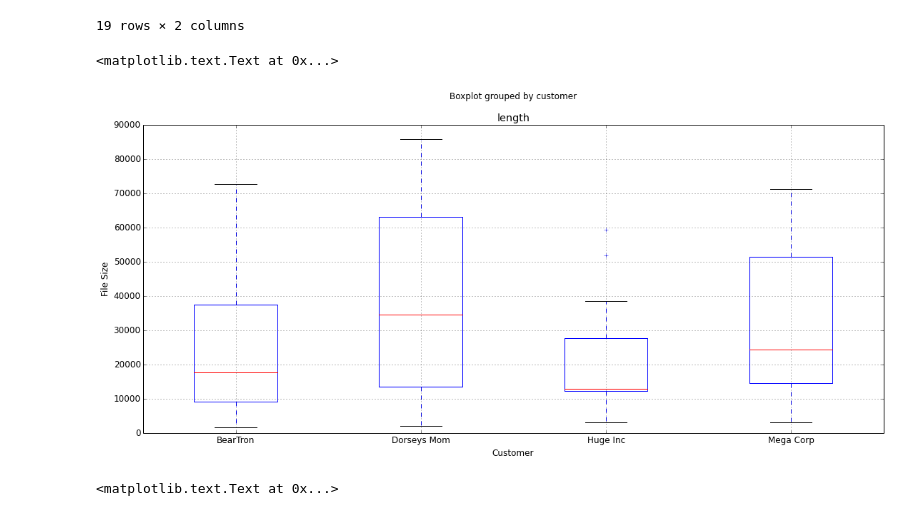
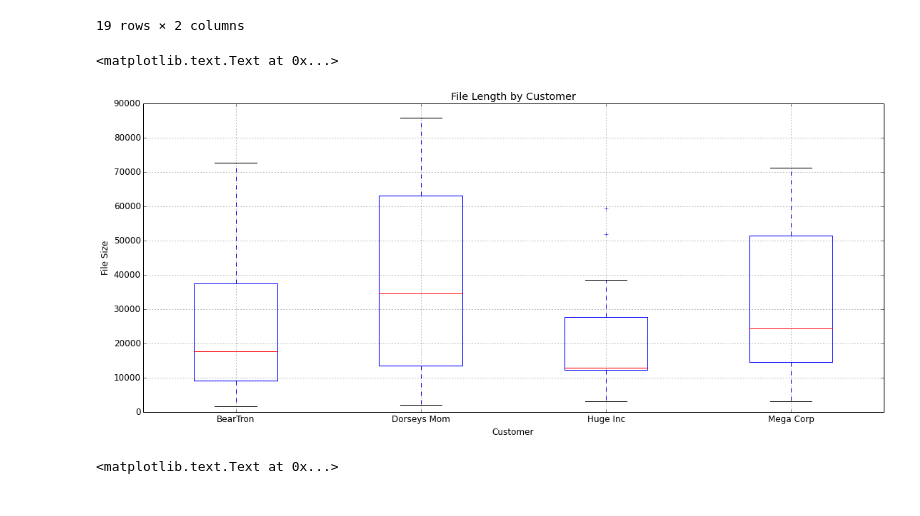
Before and after one commit to ollie314/workbench, a Jupyter notebook: notebooks/Workbench_Demo.ipynb, the cells around one changed output. Drawn from its saved outputs; the diff is of its cells as text; code cells hidden in the pictures.

Commit message:
small plot change
Former-commit-id: ee0a3af2f7c9750c94b6501446791e3880e9b0ed

```diff
--- a/notebooks/Workbench_Demo.ipynb
+++ b/notebooks/Workbench_Demo.ipynb
@@ -440,11 +440,13 @@ plt.rcParams['figure.figsize'] = 18.0, 8.0
 # %%
 # Plot box plots based on customer (PDFs)
 df[df['type_tag']=='pdf'].boxplot('length','customer')
 plt.xlabel('Customer')
 plt.ylabel('File Size')
+plt.title('File Length by Customer')
+plt.suptitle('')
 # %% [output]
 <matplotlib.text.Text at 0x...>
-[figure, old version]
+[figure, new version]
 # %%
 # Plot box plots based on customer (PEs)
 df[df['type_tag']=='pe'].boxplot('length','customer')
```
